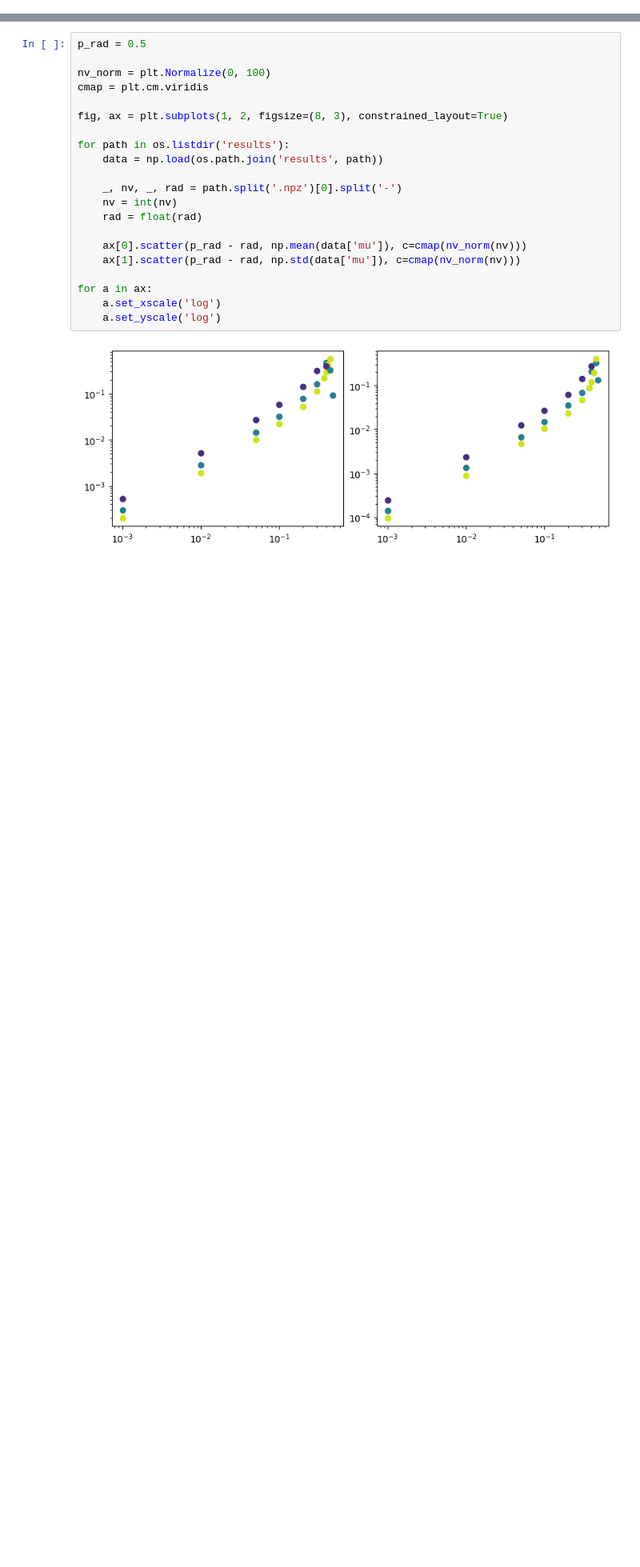
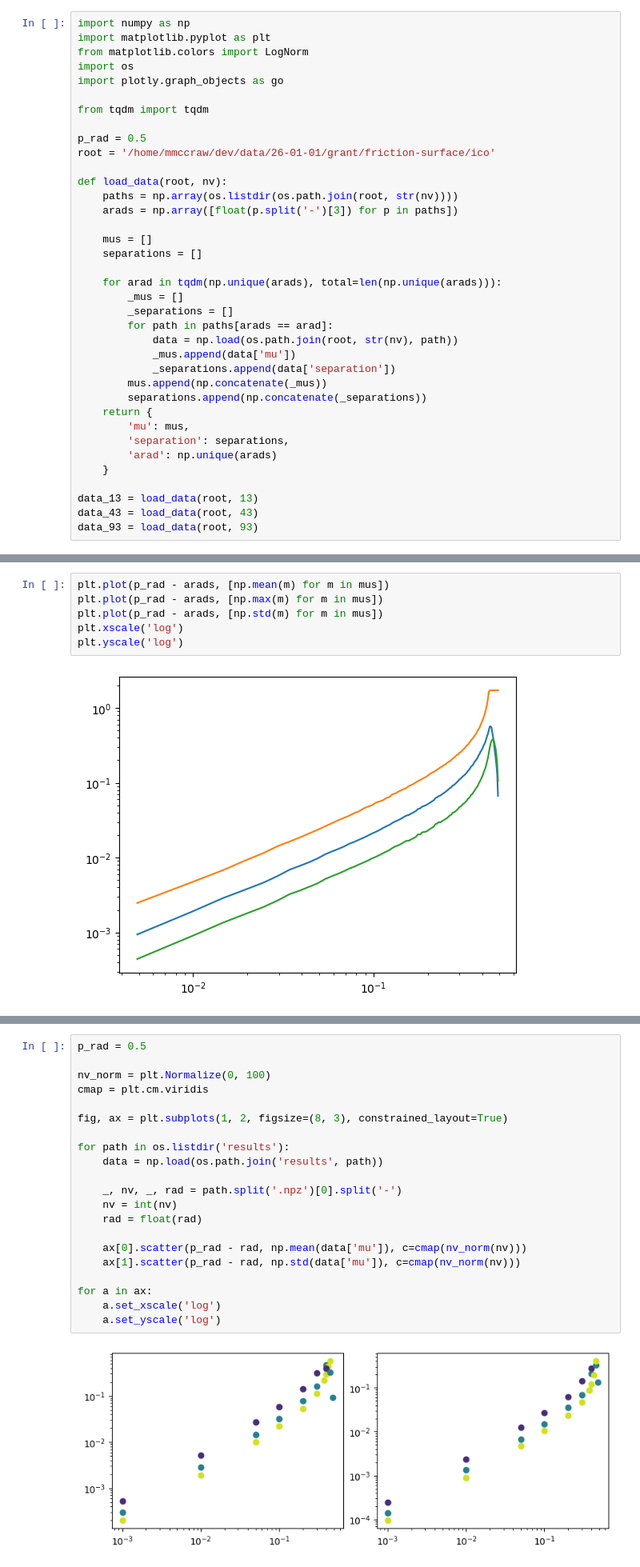
Before and after one commit to mmccraw98/notebooks-spring-26, a Jupyter notebook: 01/grant/surface-friction-test/check-values.ipynb, the cells around one changed output, grey strips where cells are left out. Shown at 80% size. Drawn from its saved outputs; the diff is of its cells as text; blank space fills up the shorter version.

Commit message:
aded friction checks

```diff
--- a/01/grant/surface-friction-test/check-values.ipynb
+++ b/01/grant/surface-friction-test/check-values.ipynb
@@ -5,0 +1,37 @@ import os
+# %%
+import numpy as np
+import matplotlib.pyplot as plt
+from matplotlib.colors import LogNorm
+import os
+import plotly.graph_objects as go
+
+from tqdm import tqdm
+
+p_rad = 0.5
+root = '/home/mmccraw/dev/data/26-01-01/grant/friction-surface/ico'
+
+def load_data(root, nv):
+    paths = np.array(os.listdir(os.path.join(root, str(nv))))
+    arads = np.array([float(p.split('-')[3]) for p in paths])
+
+    mus = []
+    separations = []
+
+    for arad in tqdm(np.unique(arads), total=len(np.unique(arads))):
+        _mus = []
+        _separations = []
+        for path in paths[arads == arad]:
+            data = np.load(os.path.join(root, str(nv), path))
+            _mus.append(data['mu'])
+            _separations.append(data['separation'])
+        mus.append(np.concatenate(_mus))
+        separations.append(np.concatenate(_separations))
+    return {
+        'mu': mus,
+        'separation': separations,
+        'arad': np.unique(arads)
+    }
+
+data_13 = load_data(root, 13)
+data_43 = load_data(root, 43)
+data_93 = load_data(root, 93)
@@ -5,0 +53,8 @@ import os
+# %%
+plt.plot(p_rad - arads, [np.mean(m) for m in mus])
+plt.plot(p_rad - arads, [np.max(m) for m in mus])
+plt.plot(p_rad - arads, [np.std(m) for m in mus])
+plt.xscale('log')
+plt.yscale('log')
+# %% [output]
+[figure, added]
```
Also changed, not shown: parts of 4 cells of this notebook, 6 other files.
